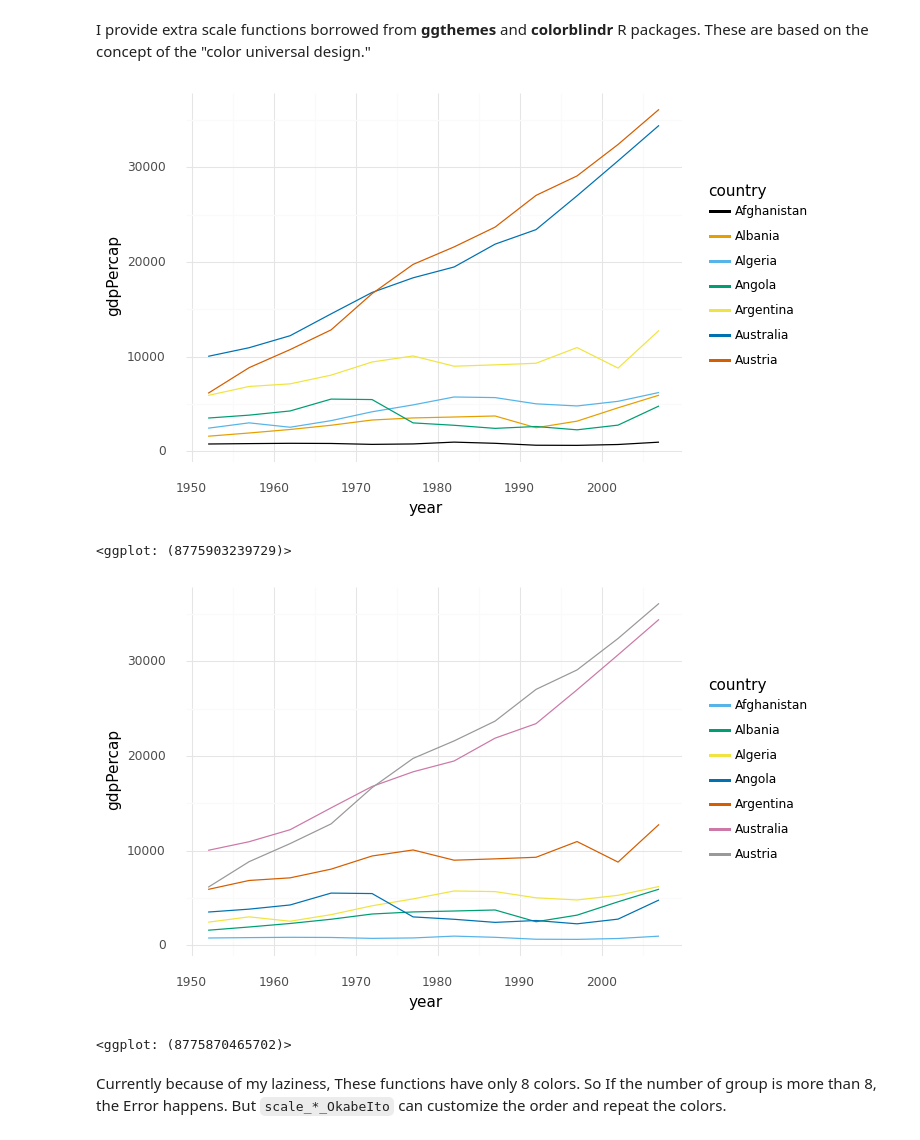
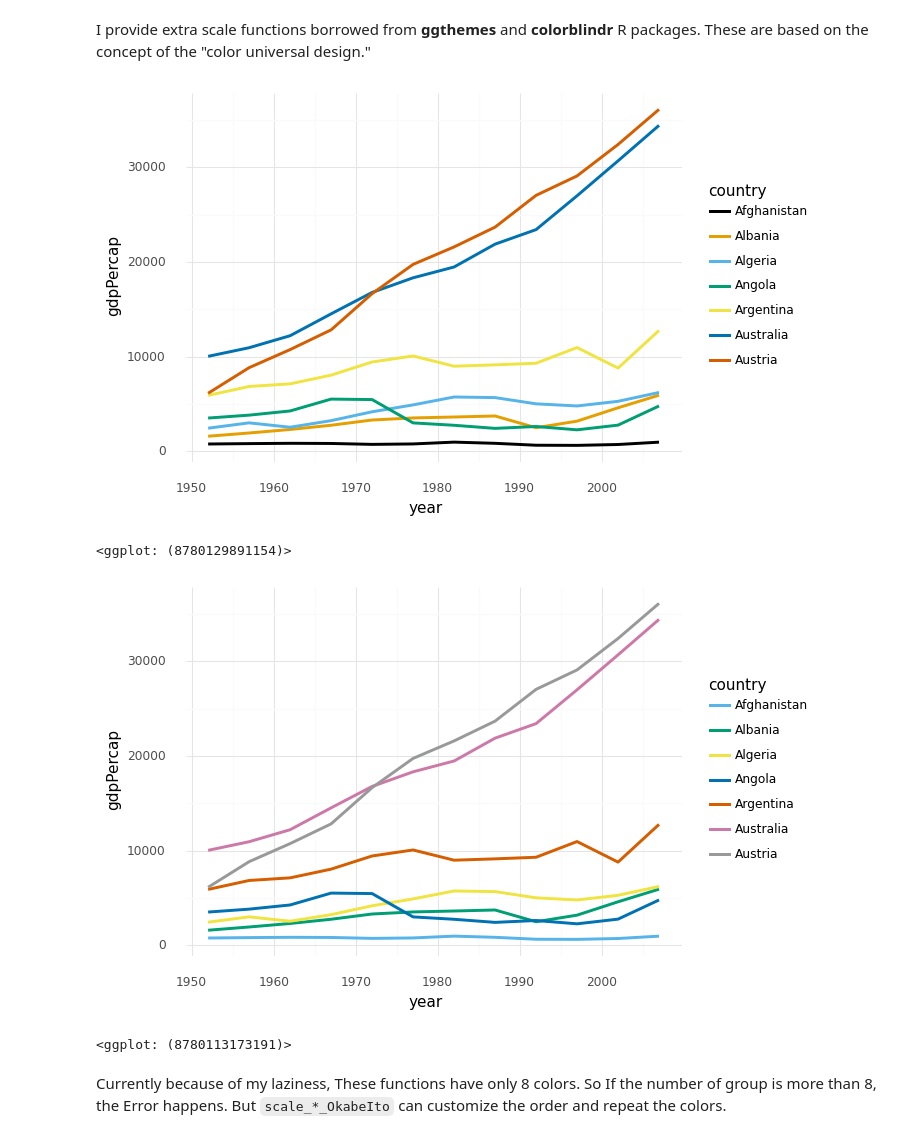
Before and after one commit to Gedevan-Aleksizde/pysocviz, a Jupyter notebook: notebooks/Appendix-plotnine.ipynb, the cells around one changed output. Cells and saved outputs as stored; diff of their text form; code cells hidden in the pictures.

```diff
--- a/notebooks/Appendix-plotnine.ipynb
+++ b/notebooks/Appendix-plotnine.ipynb
@@ -55,19 +55,19 @@ I provide extra scale functions borrowed from **ggthemes** and **colorblindr** R
 # %%
 p = ggplot(
     gapminder.loc[lambda d: d['country'].isin(gapminder['country'].unique()[:7])],
-    aes(x='year', y='gdpPercap', color='country', group='country')) + geom_line()
+    aes(x='year', y='gdpPercap', color='country', group='country')) + geom_line(size=1.2)
 p + scale_color_colorblind()
 # %% [output]
-[figure, old version]
+[figure, new version]
-<ggplot: (8775903239729)>
+<ggplot: (8780129891154)>
 # %%
 p = ggplot(
     gapminder.loc[lambda d: d['country'].isin(gapminder['country'].unique()[:7])],
-    aes(x='year', y='gdpPercap', color='country', group='country')) + geom_line()
+    aes(x='year', y='gdpPercap', color='country', group='country')) + geom_line(size=1.2)
 p + scale_color_pander()
 # %% [output]
-[figure, old version]
+[figure, new version]
-<ggplot: (8775870465702)>
+<ggplot: (8780113173191)>
 # %% [markdown]
 Currently because of my laziness, These functions have only 8 colors. So If the number of group is more than 8, the Error happens. But `scale_*_OkabeIto` can customize the order and repeat the colors.
 # %%
```
Also changed, not shown: parts of 4 cells of this notebook, 1 other file.
